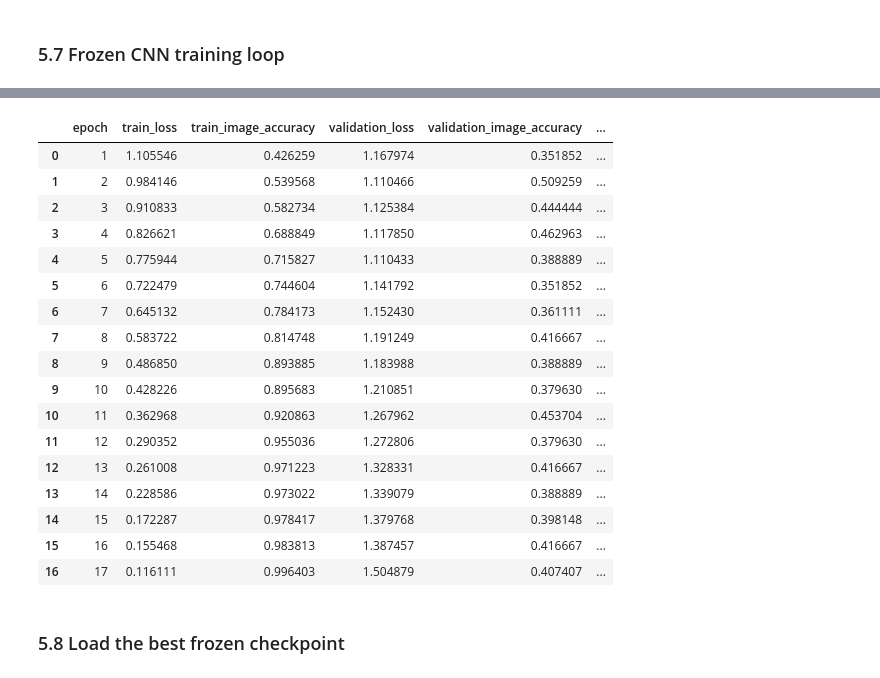
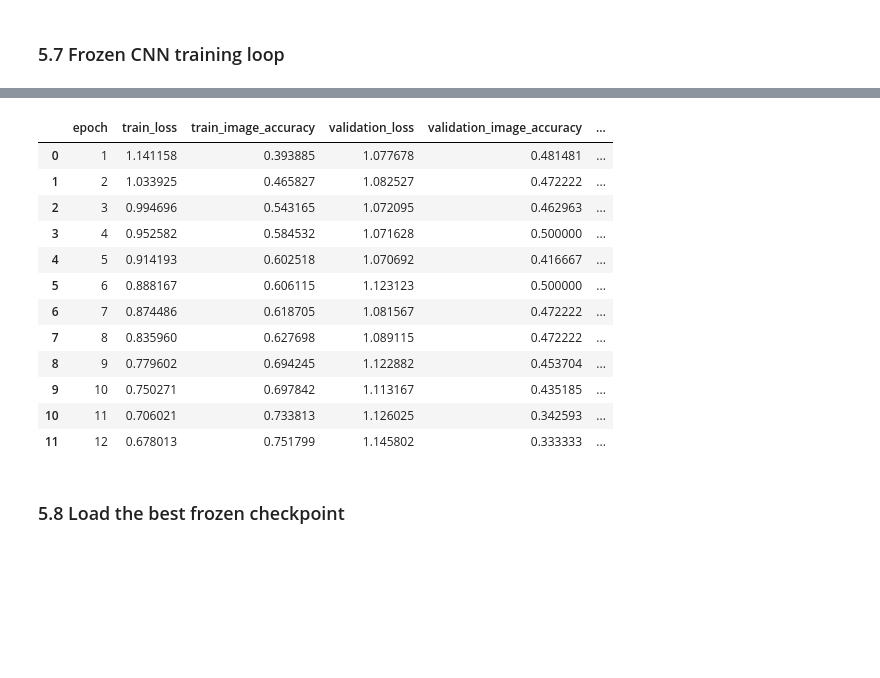
Before and after one commit to Prachet06/F1-Optimized-Cornering-Project, a Jupyter notebook: Code/Model.ipynb, the cells around one changed output, grey strips where cells are left out. Saved outputs shown, nothing was run; the diff lists cells and outputs as text; code cells hidden in the pictures; blank space fills up the shorter version.

Commit message:
Added final model code.

```diff
--- a/Code/Model.ipynb
+++ b/Code/Model.ipynb
@@ -512,14 +516,20 @@ criterion = nn.CrossEntropyLoss(
     weight=class_weights,
 )
 
+trainable_last_block_parameters = [
+    parameter
+    for parameter in model.layer4[1].parameters()
+    if parameter.requires_grad
+]
+
 optimizer = optim.Adam(
     [
         {
             "params":
-                model.layer4.parameters(),
+                trainable_last_block_parameters,
 
             "lr":
-                layer4_learning_rate,
+                last_block_learning_rate,
         },
         {
             "params":
@@ -534,19 +544,23 @@ optimizer = optim.Adam(
 # %% [markdown]
 ### 5.3 Train one frozen-backbone epoch
 # %%
-def train_partial_epoch(
+def train_last_block_epoch(
     model,
     loader,
     criterion,
     optimizer,
 ):
-    # Keep all frozen layers in evaluation mode.
+    # Keep the frozen network in evaluation mode.
     model.eval()
 
-    # Only the unfrozen final block and classifier
-    # should behave as training layers.
-    model.layer4.train()
+    # Train only the final BasicBlock and classifier.
+    model.layer4[1].train()
     model.fc.train()
+
+    # Do not update BatchNorm running statistics.
+    for module in model.layer4[1].modules():
+        if isinstance(module, nn.BatchNorm2d):
+            module.eval()
 
     running_loss = 0.0
     correct = 0
@@ -559,6 +573,7 @@ def train_partial_epoch(
         optimizer.zero_grad()
 
         logits = model(inputs)
+
         loss = criterion(
             logits,
             labels,
@@ -836,9 +851,9 @@ def aggregate_throttle_probabilities(
 # %% [markdown]
 ### 5.7 Frozen CNN training loop
 # %%
-partial_training_history = []
+last_block_training_history = []
 
-if TRAIN_PARTIAL_CNN:
+if TRAIN_LAST_BLOCK_CNN:
     best_throttle_balanced_accuracy = -np.inf
     best_throttle_accuracy = -np.inf
     best_epoch = None
@@ -846,10 +861,10 @@ if TRAIN_PARTIAL_CNN:
     epochs_without_improvement = 0
 
     for epoch in range(
-        partial_num_epochs
+        last_block_num_epochs
     ):
         train_loss, train_accuracy = (
-            train_partial_epoch(
+            train_last_block_epoch(
                 model,
                 train_loader,
                 criterion,
@@ -904,7 +919,7 @@ if TRAIN_PARTIAL_CNN:
             )
         )
 
-        partial_training_history.append({
+        last_block_training_history.append({
             "epoch":
                 epoch + 1,
 
@@ -929,7 +944,7 @@ if TRAIN_PARTIAL_CNN:
 
         print(
             f"Epoch {epoch + 1:02d}/"
-            f"{partial_num_epochs} | "
+            f"{last_block_num_epochs} | "
             f"Train Loss: {train_loss:.4f} | "
             f"Train Image Acc: {train_accuracy:.4f} | "
             f"Val Loss: {validation_loss:.4f} | "
@@ -977,7 +992,7 @@ if TRAIN_PARTIAL_CNN:
 
             torch.save(
                 model.state_dict(),
-                partial_checkpoint_path,
+                last_block_checkpoint_path,
             )
 
             print(
@@ -1014,13 +1029,13 @@ if TRAIN_PARTIAL_CNN:
         f"{best_throttle_balanced_accuracy:.4f}",
     )
 
-    partial_training_history_df = (
+    last_block_training_history_df = (
         pd.DataFrame(
-            partial_training_history
+            last_block_training_history
         )
     )
 
     display(
-        partial_training_history_df
+        last_block_training_history_df
     )
 # %% [output]
@@ -1044,21 +1059,16 @@ Best throttle validation balanced accuracy: 0.5385
 |  | epoch | train_loss | train_image_accuracy | validation_loss | validation_image_accuracy | ... |
-| 0 | 1 | 1.105546 | 0.426259 | 1.167974 | 0.351852 | ... |
-| 1 | 2 | 0.984146 | 0.539568 | 1.110466 | 0.509259 | ... |
-| 2 | 3 | 0.910833 | 0.582734 | 1.125384 | 0.444444 | ... |
-| 3 | 4 | 0.826621 | 0.688849 | 1.117850 | 0.462963 | ... |
-| 4 | 5 | 0.775944 | 0.715827 | 1.110433 | 0.388889 | ... |
-| 5 | 6 | 0.722479 | 0.744604 | 1.141792 | 0.351852 | ... |
-| 6 | 7 | 0.645132 | 0.784173 | 1.152430 | 0.361111 | ... |
-| 7 | 8 | 0.583722 | 0.814748 | 1.191249 | 0.416667 | ... |
-| 8 | 9 | 0.486850 | 0.893885 | 1.183988 | 0.388889 | ... |
-| 9 | 10 | 0.428226 | 0.895683 | 1.210851 | 0.379630 | ... |
-| 10 | 11 | 0.362968 | 0.920863 | 1.267962 | 0.453704 | ... |
-| 11 | 12 | 0.290352 | 0.955036 | 1.272806 | 0.379630 | ... |
-| 12 | 13 | 0.261008 | 0.971223 | 1.328331 | 0.416667 | ... |
-| 13 | 14 | 0.228586 | 0.973022 | 1.339079 | 0.388889 | ... |
-| 14 | 15 | 0.172287 | 0.978417 | 1.379768 | 0.398148 | ... |
-| 15 | 16 | 0.155468 | 0.983813 | 1.387457 | 0.416667 | ... |
-| 16 | 17 | 0.116111 | 0.996403 | 1.504879 | 0.407407 | ... |
+| 0 | 1 | 1.141158 | 0.393885 | 1.077678 | 0.481481 | ... |
+| 1 | 2 | 1.033925 | 0.465827 | 1.082527 | 0.472222 | ... |
+| 2 | 3 | 0.994696 | 0.543165 | 1.072095 | 0.462963 | ... |
+| 3 | 4 | 0.952582 | 0.584532 | 1.071628 | 0.500000 | ... |
+| 4 | 5 | 0.914193 | 0.602518 | 1.070692 | 0.416667 | ... |
+| 5 | 6 | 0.888167 | 0.606115 | 1.123123 | 0.500000 | ... |
+| 6 | 7 | 0.874486 | 0.618705 | 1.081567 | 0.472222 | ... |
+| 7 | 8 | 0.835960 | 0.627698 | 1.089115 | 0.472222 | ... |
+| 8 | 9 | 0.779602 | 0.694245 | 1.122882 | 0.453704 | ... |
+| 9 | 10 | 0.750271 | 0.697842 | 1.113167 | 0.435185 | ... |
+| 10 | 11 | 0.706021 | 0.733813 | 1.126025 | 0.342593 | ... |
+| 11 | 12 | 0.678013 | 0.751799 | 1.145802 | 0.333333 | ... |
 # %% [markdown]
 ### 5.8 Load the best frozen checkpoint
 # %%
```
Also changed, not shown: parts of 47 cells of this notebook, 7 other files.
